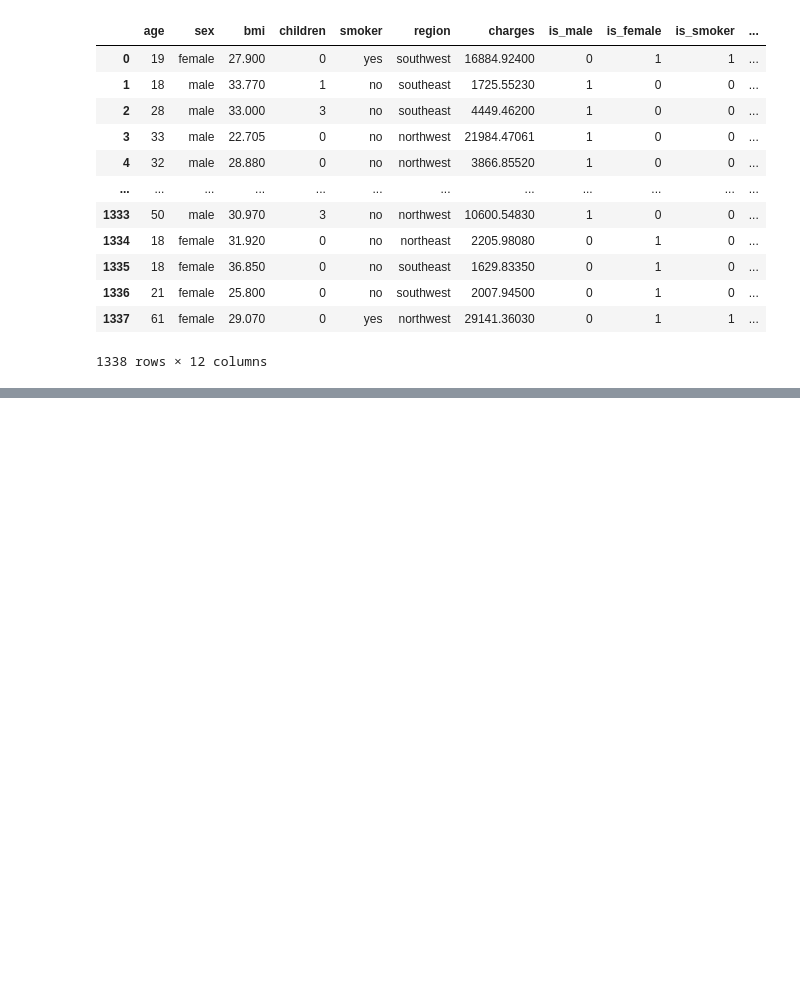
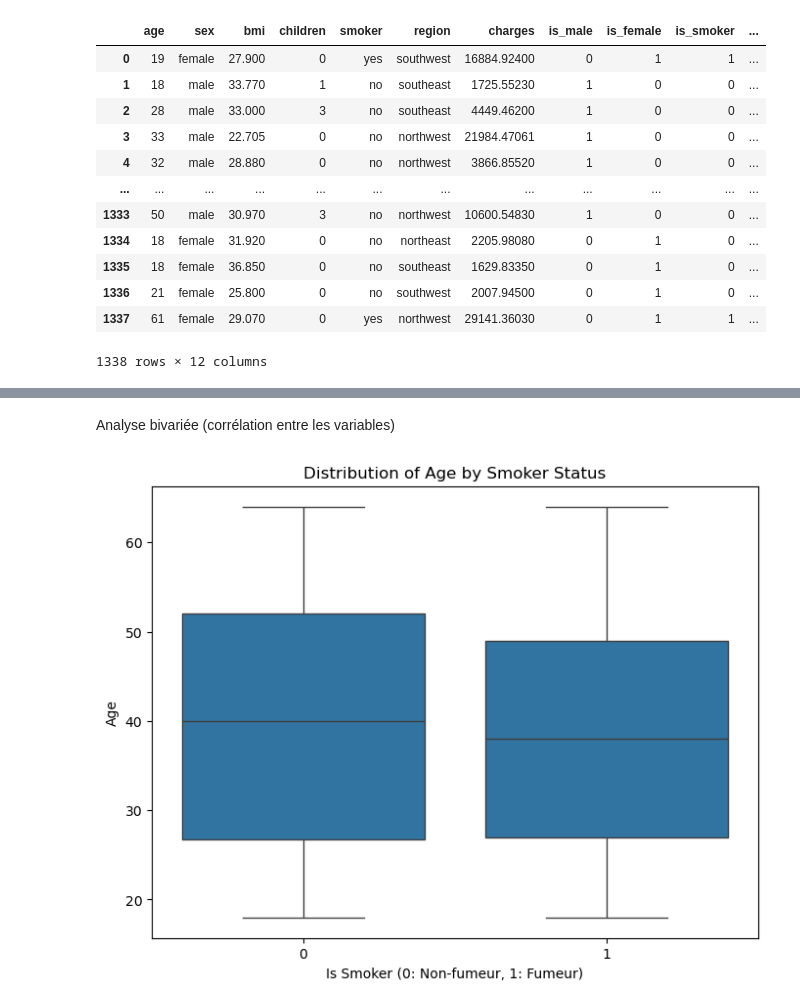
Before and after one commit to NicoCasso/Assur_aimant, a Jupyter notebook: analyse_nettoyage.ipynb, the cells around one changed output, grey strips where cells are left out. Cells and saved outputs as stored; diff of their text form; code cells hidden in the pictures; blank space fills up the shorter version.

```diff
--- a/analyse_nettoyage.ipynb
+++ b/analyse_nettoyage.ipynb
@@ -132,0 +176,11 @@ print(df.shape[1])
+# %% [markdown]
+Analyse bivariée (corrélation entre les variables)
+# %%
+plt.figure(figsize=(8, 6))
+sns.boxplot(x='is_smoker', y='age', data=df)
+plt.xlabel('Is Smoker (0: Non-fumeur, 1: Fumeur)')
+plt.ylabel('Age')
+plt.title('Distribution of Age by Smoker Status')
+plt.show()
+# %% [output]
+[figure, added]
```
Also changed, not shown: parts of 10 cells of this notebook.
